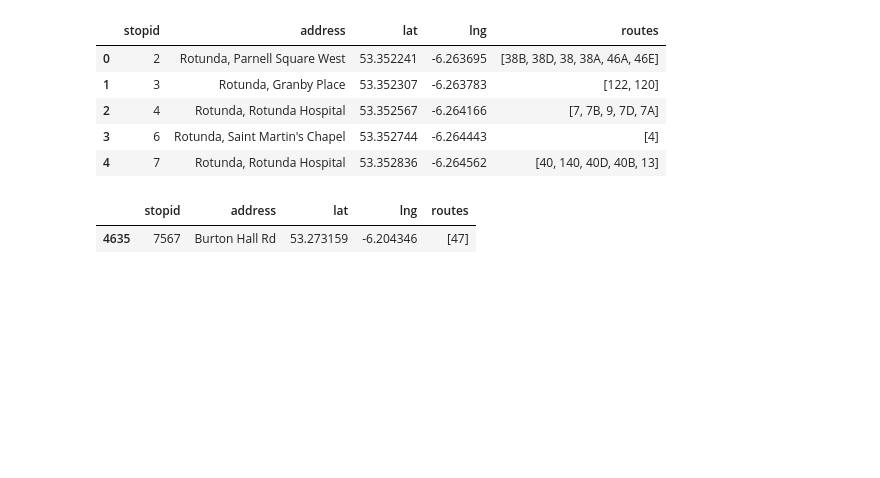
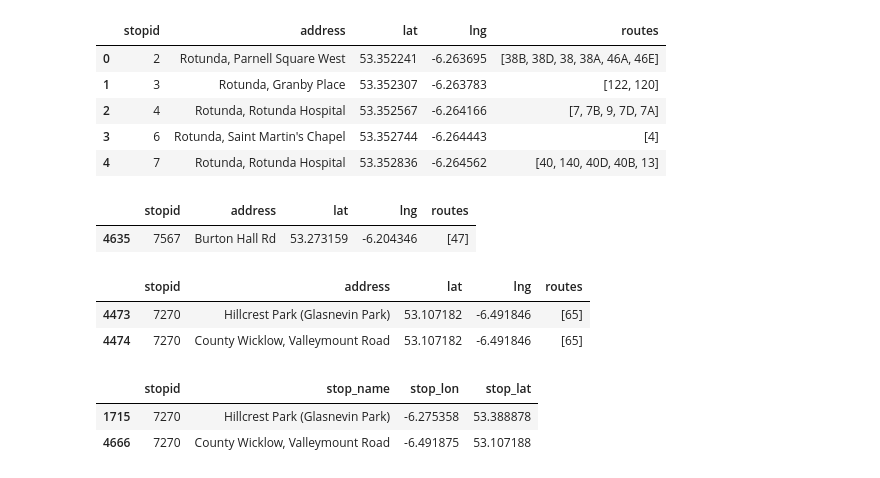
Before and after one commit to IsaacDempsey/JETA, a Jupyter notebook: JupyterNotebook/Stops Comparison.ipynb, the cells around one changed output. Cells and saved outputs as stored; diff of their text form; code cells hidden in the pictures; blank space fills up the shorter version.

```diff
--- a/JupyterNotebook/Stops Comparison.ipynb
+++ b/JupyterNotebook/Stops Comparison.ipynb
@@ -77,7 +77,7 @@ stops.head(5)
 # %%
 # Import csv file from Oz
 
-oz_stops = pd.read_csv('all_bus_stops.csv', sep=',')
+oz_stops = pd.read_csv('../../Data/all_bus_stops.csv', sep=',')
 # %%
 oz_stops.head(5)
 # %% [output]
@@ -216,0 +215,17 @@ stopid_list = new_stops['stopid'].tolist()
+# %%
+# Make sure there are no duplicate keys
+
+ids = new_stops['stopid']
+new_stops[ids.isin(ids[ids.duplicated()])]
+# %% [output]
+|  | stopid | address | lat | lng | routes |
+| 4473 | 7270 | Hillcrest Park (Glasnevin Park) | 53.107182 | -6.491846 | [65] |
+| 4474 | 7270 | County Wicklow, Valleymount Road | 53.107182 | -6.491846 | [65] |
+# %%
+# It appears that this stop comes up twice in oz's file. However, stop 7270 is not a real stop when looked up online.
+
+oz_stops.loc[oz_stops['stopid'] == '7270']
+# %% [output]
+|  | stopid | stop_name | stop_lon | stop_lat |
+| 1715 | 7270 | Hillcrest Park (Glasnevin Park) | -6.275358 | 53.388878 |
+| 4666 | 7270 | County Wicklow, Valleymount Road | -6.491875 | 53.107188 |
```
Also changed, not shown: parts of 4 cells of this notebook, 3 other files.
